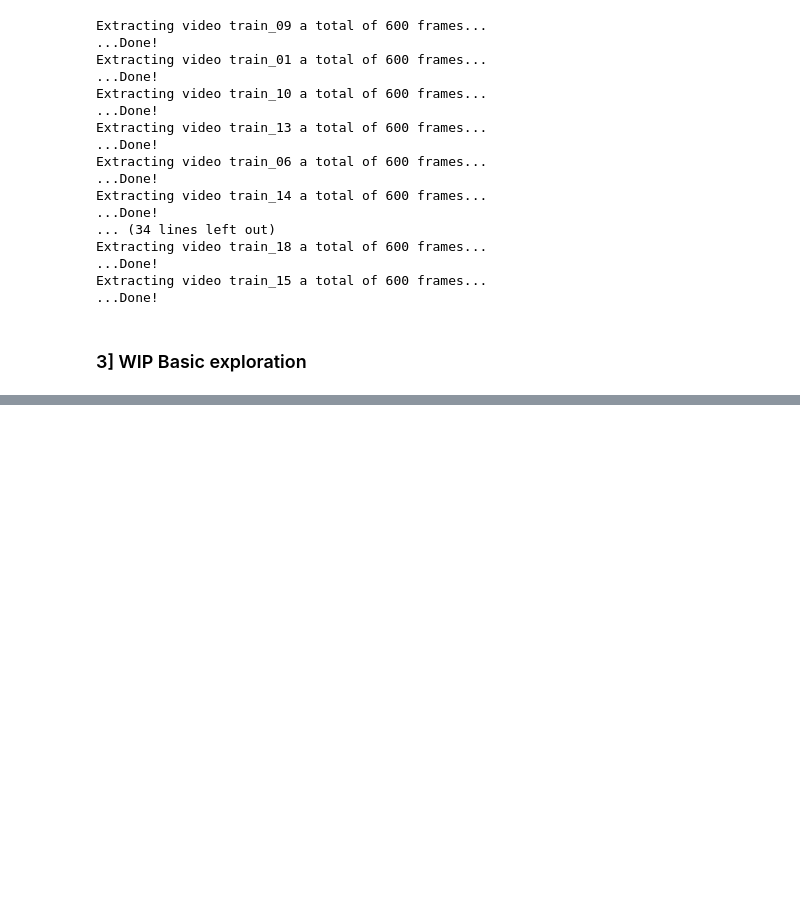
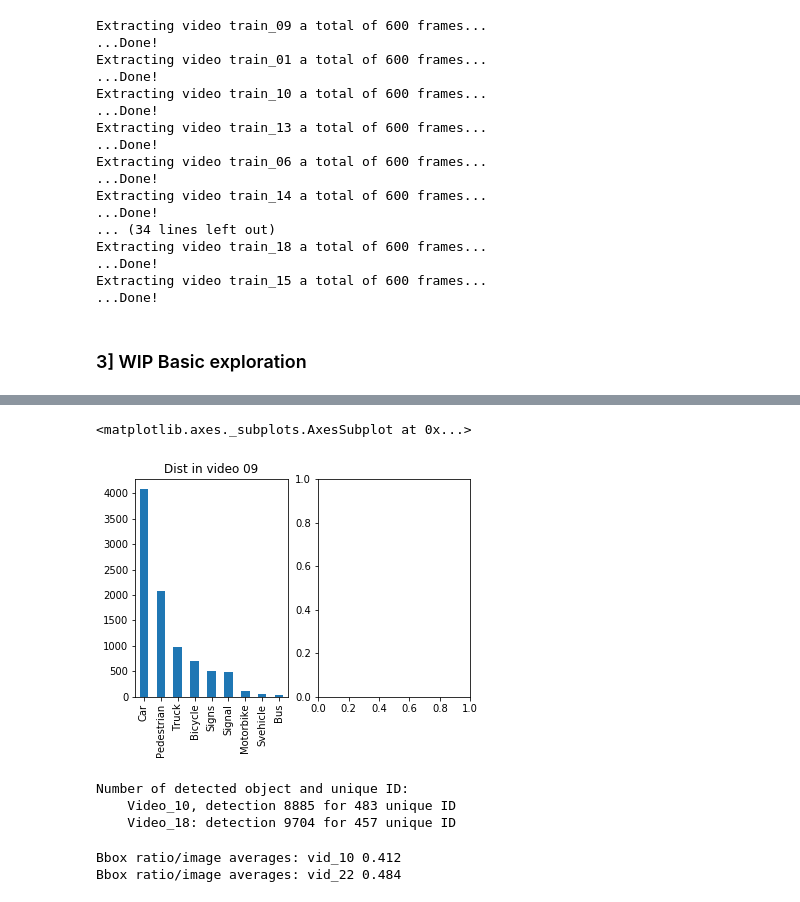
Before and after one commit to Machine-Learning-Tokyo/EdgeAIContest3, a Jupyter notebook: notebook/Data_exploration.ipynb, the cells around one changed output, grey strips where cells are left out. Cells and saved outputs as stored; diff of their text form; code cells hidden in the pictures; blank space fills up the shorter version.

```diff
--- a/notebook/Data_exploration.ipynb
+++ b/notebook/Data_exploration.ipynb
@@ -119,0 +196,20 @@ selected_video = annot_df.loc[annot_df.video_id=='15']
+# %%
+fig, axs = plt.subplots(1,2)
+vid_09['detected_cat'].value_counts().plot(ax=axs[0], kind='bar',x='cat',y='count', title="Dist in video 09")
+# %% [output]
+<matplotlib.axes._subplots.AxesSubplot at 0x...>
+[figure, added]
+# %%
+print("Number of detected object and unique ID:")
+print("    Video_10, detection {} for {} unique ID".format(vid_00.shape[0], vid_10['tracking_id'].nunique()))
+print("    Video_18: detection {} for {} unique ID".format(vid_01.shape[0], vid_18['tracking_id'].nunique()))
+# %% [output]
+Number of detected object and unique ID:
+    Video_10, detection 8885 for 483 unique ID
+    Video_18: detection 9704 for 457 unique ID
+# %%
+print("Bbox ratio/image averages: vid_10 {}".format(round(vid_10.ratio.mean(), 3)))
+print("Bbox ratio/image averages: vid_22 {}".format(round(vid_22.ratio.mean(), 3)))
+# %% [output]
+Bbox ratio/image averages: vid_10 0.412
+Bbox ratio/image averages: vid_22 0.484
```
Also changed, not shown: parts of 19 cells of this notebook, 14 other files.
